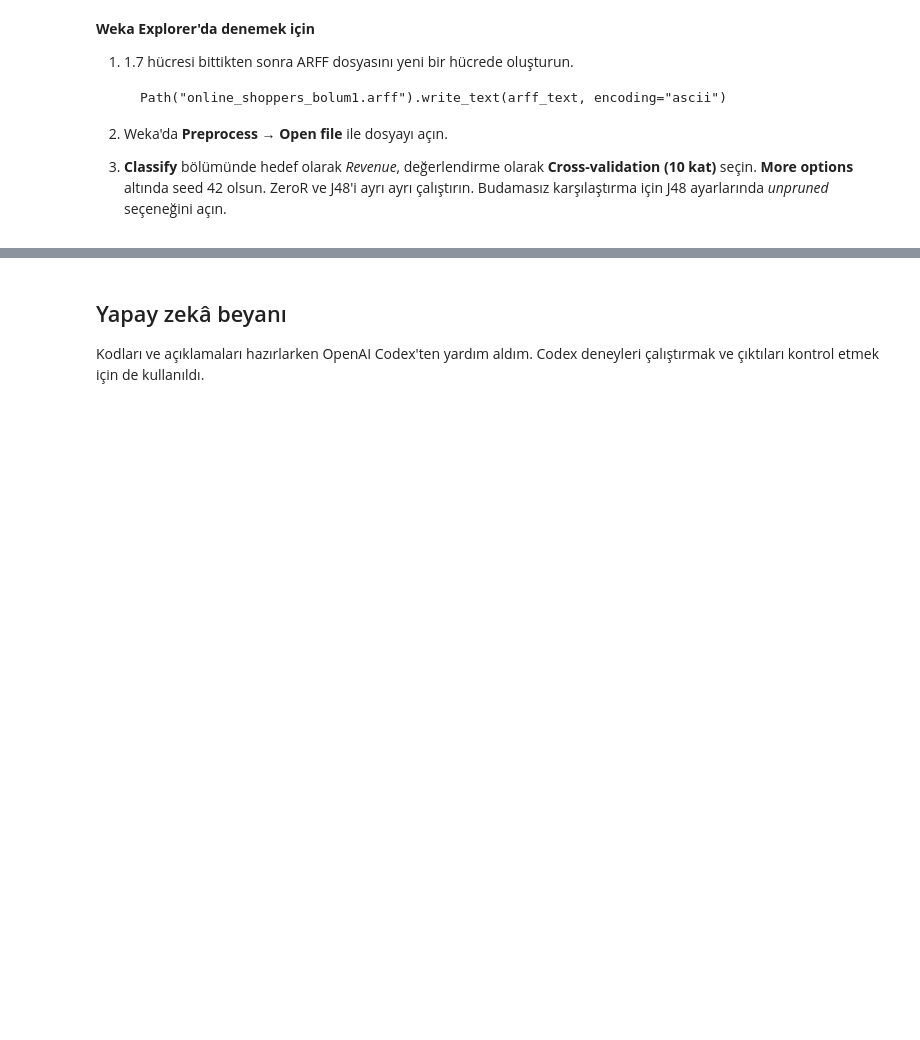
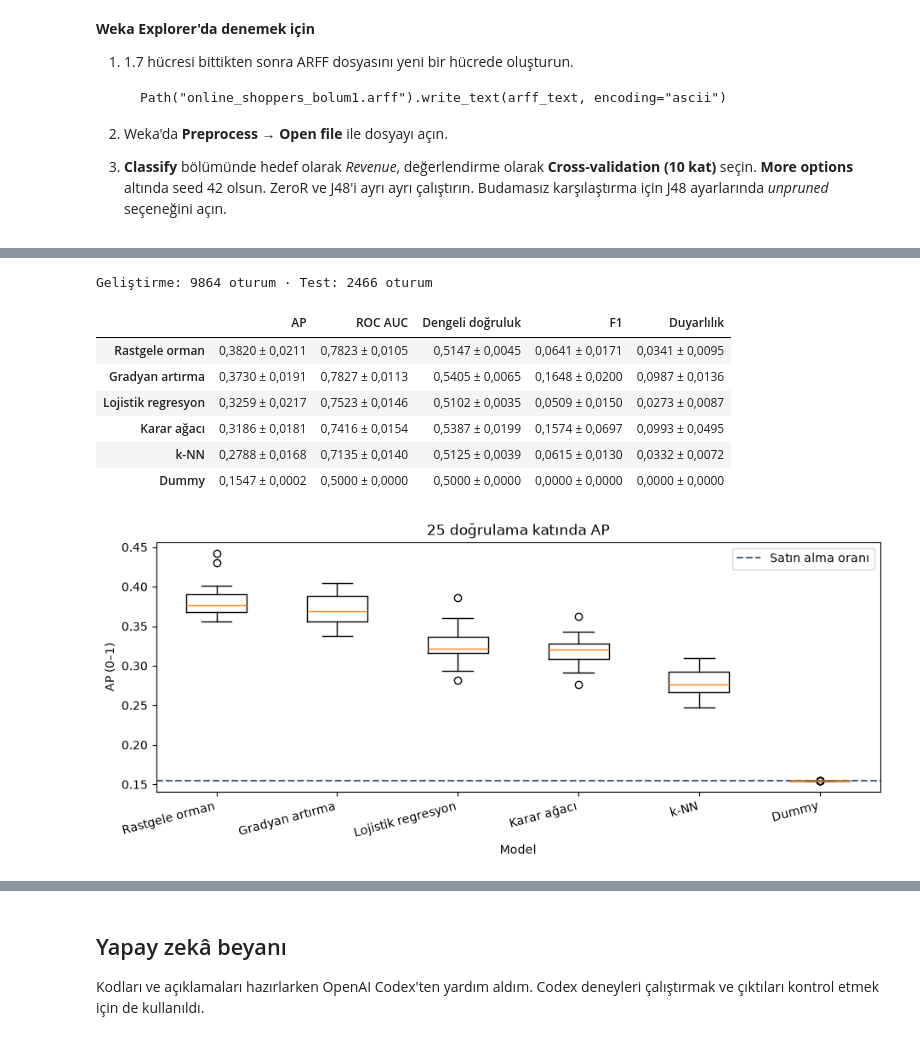
Before and after one commit to EmircanDemirTR/bil545-online-alisveris, a Jupyter notebook: proje1/BIL545_Proje1_EmircanDemir.ipynb, the cells around one changed output, grey strips where cells are left out. Saved outputs shown, nothing was run; the diff lists cells and outputs as text; code cells hidden in the pictures; blank space fills up the shorter version.

```diff
--- a/proje1/BIL545_Proje1_EmircanDemir.ipynb
+++ b/proje1/BIL545_Proje1_EmircanDemir.ipynb
@@ -774,0 +793,68 @@ Python CART, Weka J48 ise C4.5 kullanıyor. Weka içindeki iki koşul budamanın
+# %%
+from sklearn.base import clone
+from sklearn.ensemble import HistGradientBoostingClassifier, RandomForestClassifier
+from sklearn.model_selection import GridSearchCV, train_test_split
+from sklearn.neighbors import KNeighborsClassifier
+
+X_dev, X_test, y_dev, y_test = train_test_split(
+    X, y, test_size=0.20, stratify=y, random_state=SEED
+)
+dev_splits = list(outer_cv.split(X_dev, y_dev))
+inner_cv = StratifiedKFold(n_splits=5, shuffle=True, random_state=SEED)
+print(f"Geliştirme: {len(y_dev)} oturum · Test: {len(y_test)} oturum")
+
+def model_pipeline(model):
+    preprocess = preprocessing().set_params(sparse_threshold=0)
+    return Pipeline([("preprocess", preprocess), ("model", model)])
+
+tree_pipe = model_pipeline(DecisionTreeClassifier(
+    criterion="entropy", min_samples_leaf=2, random_state=SEED
+))
+depth_grid = {"model__max_depth": [2, 4, 6, 8, None]}
+tree_search = GridSearchCV(
+    tree_pipe, depth_grid, scoring="average_precision", cv=inner_cv, error_score="raise"
+)
+
+models = {
+    "Dummy": model_pipeline(DummyClassifier(strategy="most_frequent")),
+    "Lojistik regresyon": model_pipeline(LogisticRegression(max_iter=1000)),
+    "Karar ağacı": tree_search,
+    "k-NN": model_pipeline(KNeighborsClassifier(n_neighbors=21)),
+    "Rastgele orman": model_pipeline(RandomForestClassifier(
+        n_estimators=100, min_samples_leaf=5, n_jobs=2, random_state=SEED
+    )),
+    "Gradyan artırma": model_pipeline(HistGradientBoostingClassifier(
+        max_iter=100, max_leaf_nodes=15, early_stopping=False, random_state=SEED
+    )),
+}
+
+model_scores = {}
+with threadpoolctl.threadpool_limits(limits=2):
+    for name, estimator in models.items():
+        result = cross_validate(
+            estimator, X_dev, y_dev, cv=dev_splits, scoring=SCORING, error_score="raise"
+        )
+        model_scores[name] = pd.DataFrame({key: result[f"test_{key}"] for key in SCORING})
+
+ranking = sorted(model_scores, key=lambda name: -model_scores[name]["AP"].mean())
+display(score_summary({name: model_scores[name] for name in ranking}).map(
+    lambda value: value.replace(".", ",")
+))
+
+fig, ax = plt.subplots(figsize=(9.2, 4), layout="constrained")
+ax.boxplot([model_scores[name]["AP"] for name in ranking])
+ax.set_xticks(range(1, len(ranking) + 1), ranking, rotation=15, ha="right")
+ax.axhline(y_dev.mean(), color="#456478", linestyle="--", label="Satın alma oranı")
+ax.set(title="25 doğrulama katında AP", xlabel="Model", ylabel="AP (0–1)")
+ax.legend()
+plt.show()
+# %% [output]
+Geliştirme: 9864 oturum · Test: 2466 oturum
+|  | AP | ROC AUC | Dengeli doğruluk | F1 | Duyarlılık |
+| Rastgele orman | 0,3820 ± 0,0211 | 0,7823 ± 0,0105 | 0,5147 ± 0,0045 | 0,0641 ± 0,0171 | 0,0341 ± 0,0095 |
+| Gradyan artırma | 0,3730 ± 0,0191 | 0,7827 ± 0,0113 | 0,5405 ± 0,0065 | 0,1648 ± 0,0200 | 0,0987 ± 0,0136 |
+| Lojistik regresyon | 0,3259 ± 0,0217 | 0,7523 ± 0,0146 | 0,5102 ± 0,0035 | 0,0509 ± 0,0150 | 0,0273 ± 0,0087 |
+| Karar ağacı | 0,3186 ± 0,0181 | 0,7416 ± 0,0154 | 0,5387 ± 0,0199 | 0,1574 ± 0,0697 | 0,0993 ± 0,0495 |
+| k-NN | 0,2788 ± 0,0168 | 0,7135 ± 0,0140 | 0,5125 ± 0,0039 | 0,0615 ± 0,0130 | 0,0332 ± 0,0072 |
+| Dummy | 0,1547 ± 0,0002 | 0,5000 ± 0,0000 | 0,5000 ± 0,0000 | 0,0000 ± 0,0000 | 0,0000 ± 0,0000 |
+[figure, added]
```
Also changed, not shown: parts of 19 cells of this notebook.
